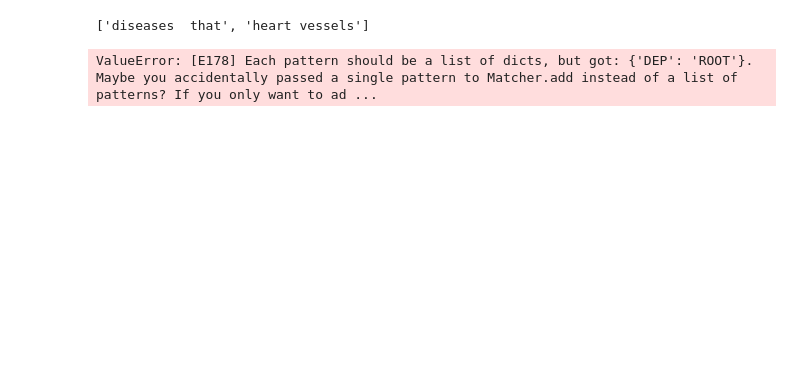
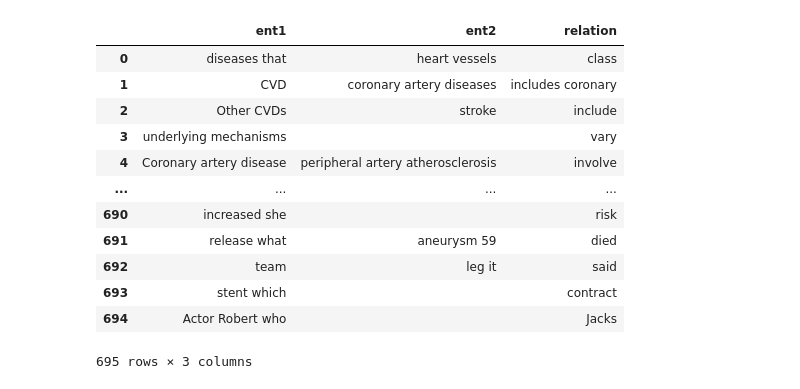
Before and after one commit to alphabeta2206/KG-Genaration-from-Biomedical-Text-Using-NER, a Jupyter notebook: Models/Scispacy-core.ipynb, the cells around one changed output. Cells and saved outputs as stored; diff of their text form; code cells hidden in the pictures; blank space fills up the shorter version.

Commit message:
Entities and relations extracted

```diff
--- a/Models/Scispacy-core.ipynb
+++ b/Models/Scispacy-core.ipynb
@@ -16,6 +16,6 @@ text=text[:10000]
 # %%
 nlp=spacy.load("en_core_sci_sm")
 # %%
-nlp.add_pipe("scispacy_linker")
+#nlp.add_pipe("scispacy_linker")
 nlp.add_pipe("abbreviation_detector")
 nlp.add_pipe("hyponym_detector", last=True, config={"extended": False})
@@ -133,30 +159,38 @@ sentences[0]
-# %%
-get_entities(sentences[0])
-# %% [output]
-['diseases  that', 'heart vessels']
 # %%
 def get_relation(sent):
-
   doc = nlp(sent)
-
-  # Matcher class object
   matcher = Matcher(nlp.vocab)
-
-  #define the pattern
   pattern = [{'DEP':'ROOT'},
             {'DEP':'prep','OP':"?"},
             {'DEP':'agent','OP':"?"},
             {'POS':'ADJ','OP':"?"}]
-
-  matcher.add("matching_1", None, pattern)
-
+  matcher.add("matching_1",[pattern])
   matches = matcher(doc)
   k = len(matches) - 1
-
   span = doc[matches[k][1]:matches[k][2]]
-
   return(span.text)
-# %%
-get_relation(sentences[0])
-# %% [output]
-ValueError: [E178] Each pattern should be a list of dicts, but got: {'DEP': 'ROOT'}. Maybe you accidentally passed a single pattern to Matcher.add instead of a list of patterns? If you only want to ad ...
+# %%
+related_entities=[]
+relation=[]
+for sent in sentences:
+    related_entities.append(get_entities(sent))
+    relation.append(get_relation(sent))
+# %%
+df=pd.DataFrame(related_entities,columns=['ent1','ent2'])
+df['relation']=relation
+# %%
+df
+# %% [output]
+|  | ent1 | ent2 | relation |
+| 0 | diseases that | heart vessels | class |
+| 1 | CVD | coronary artery diseases | includes coronary |
+| 2 | Other CVDs | stroke | include |
+| 3 | underlying mechanisms |  | vary |
+| 4 | Coronary artery disease | peripheral artery atherosclerosis | involve |
+| ... | ... | ... | ... |
+| 690 | increased she |  | risk |
+| 691 | release what | aneurysm 59 | died |
+| 692 | team | leg it | said |
+| 693 | stent which |  | contract |
+| 694 | Actor Robert who |  | Jacks |
+695 rows × 3 columns
```
Also changed, not shown: parts of 16 cells of this notebook, 1 other file.
